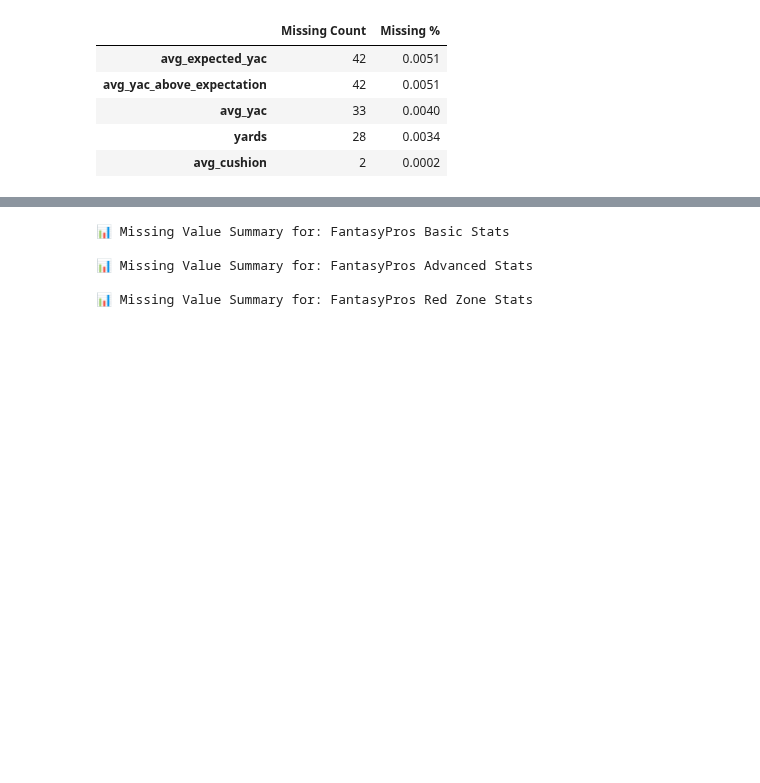
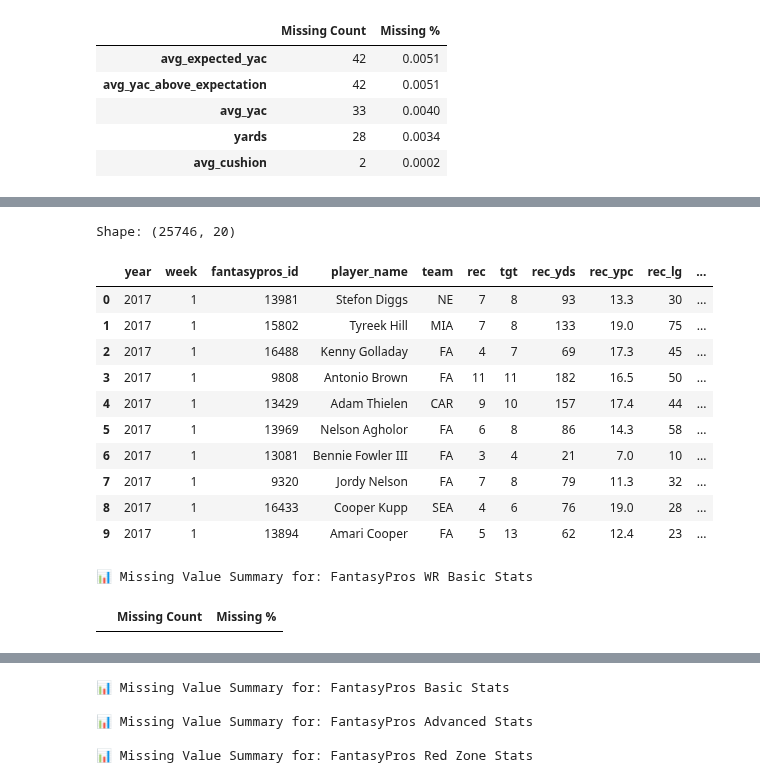
Before and after one commit to ARCtechmo/fanfav, a Jupyter notebook: wr_df_v2.ipynb, the cells around one changed output, grey strips where cells are left out. Drawn from its saved outputs; the diff is of its cells as text; code cells hidden in the pictures; blank space fills up the shorter version.

```diff
--- a/wr_df_v2.ipynb
+++ b/wr_df_v2.ipynb
@@ -984,0 +538,33 @@ Saved: ./csv_files/wr_fp_rz_stats_df.csv
+# %%
+## Dataframe ##
+# scrape FantasyPros weekly WR basic stats
+# full pull: 2017 to current year/week
+
+current_year = datetime.now().year
+current_week = get_current_week()
+year_week_pairs = generate_year_week_combinations(start_year=2017, end_year=current_year, current_year=current_year, current_week=current_week)
+
+# output: full WR basic stats dataframe
+wr_fp_basic_stats_df = wr_scrape_fp_basic_stats(year_week_pairs)
+fp_basic_errors = None  # placeholder
+
+print(f"Shape: {wr_fp_basic_stats_df.shape}")
+display(wr_fp_basic_stats_df.head(10))
+
+# null summary
+display(check_nulls(wr_fp_basic_stats_df, name="FantasyPros WR Basic Stats"))
+# %% [output]
+Shape: (25746, 20)
+|  | year | week | fantasypros_id | player_name | team | rec | tgt | rec_yds | rec_ypc | rec_lg | ... |
+| 0 | 2017 | 1 | 13981 | Stefon Diggs | NE | 7 | 8 | 93 | 13.3 | 30 | ... |
+| 1 | 2017 | 1 | 15802 | Tyreek Hill | MIA | 7 | 8 | 133 | 19.0 | 75 | ... |
+| 2 | 2017 | 1 | 16488 | Kenny Golladay | FA | 4 | 7 | 69 | 17.3 | 45 | ... |
+| 3 | 2017 | 1 | 9808 | Antonio Brown | FA | 11 | 11 | 182 | 16.5 | 50 | ... |
+| 4 | 2017 | 1 | 13429 | Adam Thielen | CAR | 9 | 10 | 157 | 17.4 | 44 | ... |
+| 5 | 2017 | 1 | 13969 | Nelson Agholor | FA | 6 | 8 | 86 | 14.3 | 58 | ... |
+| 6 | 2017 | 1 | 13081 | Bennie Fowler III | FA | 3 | 4 | 21 | 7.0 | 10 | ... |
+| 7 | 2017 | 1 | 9320 | Jordy Nelson | FA | 7 | 8 | 79 | 11.3 | 32 | ... |
+| 8 | 2017 | 1 | 16433 | Cooper Kupp | SEA | 4 | 6 | 76 | 19.0 | 28 | ... |
+| 9 | 2017 | 1 | 13894 | Amari Cooper | FA | 5 | 13 | 62 | 12.4 | 23 | ... |
+📊 Missing Value Summary for: FantasyPros WR Basic Stats
+|  | Missing Count | Missing % |
```
Also changed, not shown: parts of 93 cells of this notebook.
